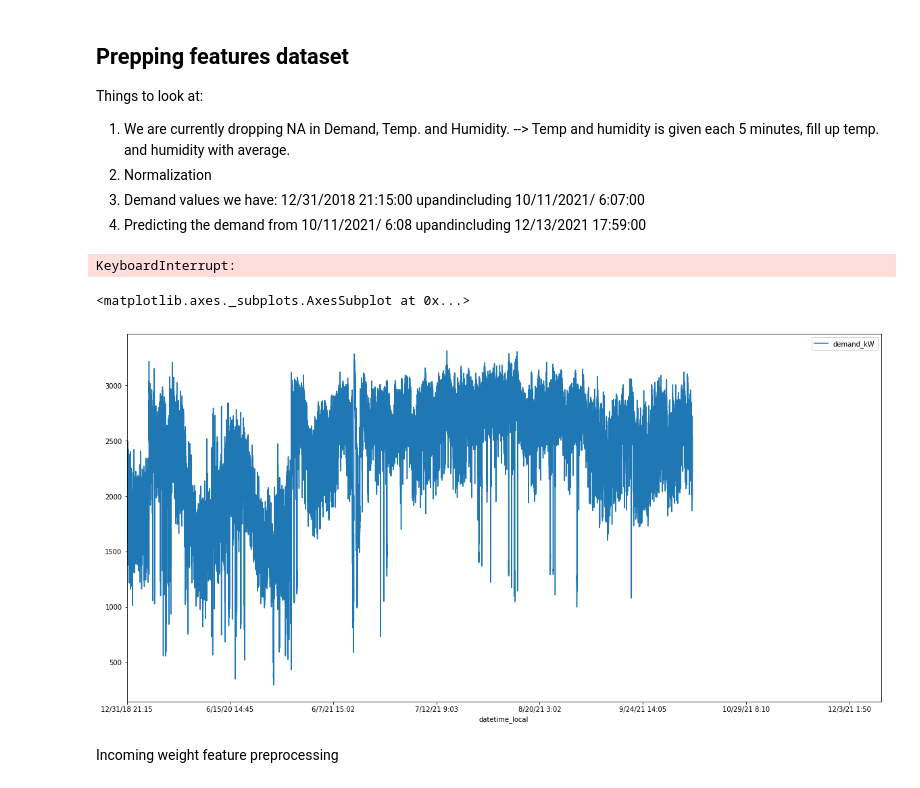
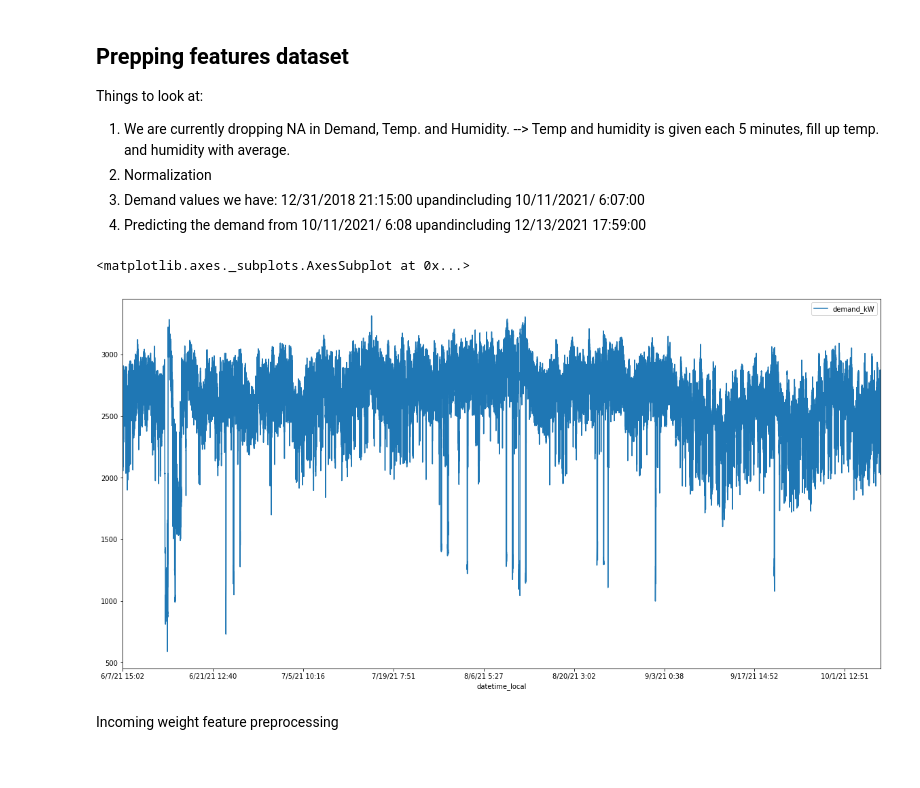
Before and after one commit to Robpennekamp/AppliedMachineLearning, a Jupyter notebook: Model Training by Sonja.ipynb, the cells around one changed output. Cells and saved outputs as stored; diff of their text form; code cells hidden in the pictures.

```diff
--- a/Model Training by Sonja.ipynb
+++ b/Model Training by Sonja.ipynb
@@ -31,22 +31,25 @@ pallet = load_data("Pallet_history_Gold_Spike[0].csv")
 for x in range(1, 10):
     pallet = pd.concat([pallet, load_data(f"Pallet_history_Gold_Spike[{x}].csv")])
 trainentest = load_data("demand_kWtrain_val.csv")
-#train = trainentest.iloc[:273988,:]
-#test = trainentest.iloc[273988:, :]
+train = trainentest.iloc[:273988,:]
+test = trainentest.iloc[273988:, :]
 
 pallet = pallet.drop(['lot_code',
                       'tran_type',
                       'final_pallet_code',
                       'warehouse_facility_id',
                       'source_system_id'], axis=1)
-# %% [output]
-KeyboardInterrupt:
 # %%
 
-trainentest.plot('datetime_local', 'demand_kW', figsize = (20,10))
+trainentest[100000:268000].plot('datetime_local', 'demand_kW', figsize = (20,10))
+
+
+###month cycli
+###week cycli
+###day cycli in afterafternoon its highest, around morning it is lowest
 # %% [output]
 <matplotlib.axes._subplots.AxesSubplot at 0x...>
-[figure, old version]
+[figure, new version]
 # %%
 def addtimecol(df, colname): ####input df and colname
     df[colname] = pd.to_datetime(df[colname])
```
Also changed, not shown: parts of 15 cells of this notebook, 2 other files.
